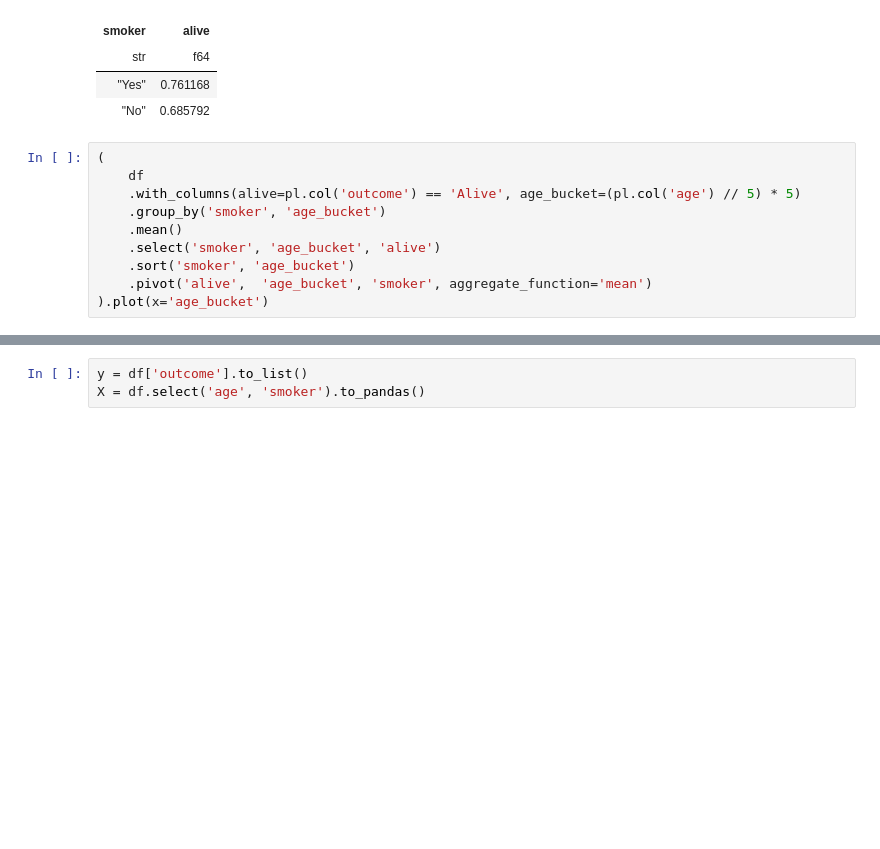
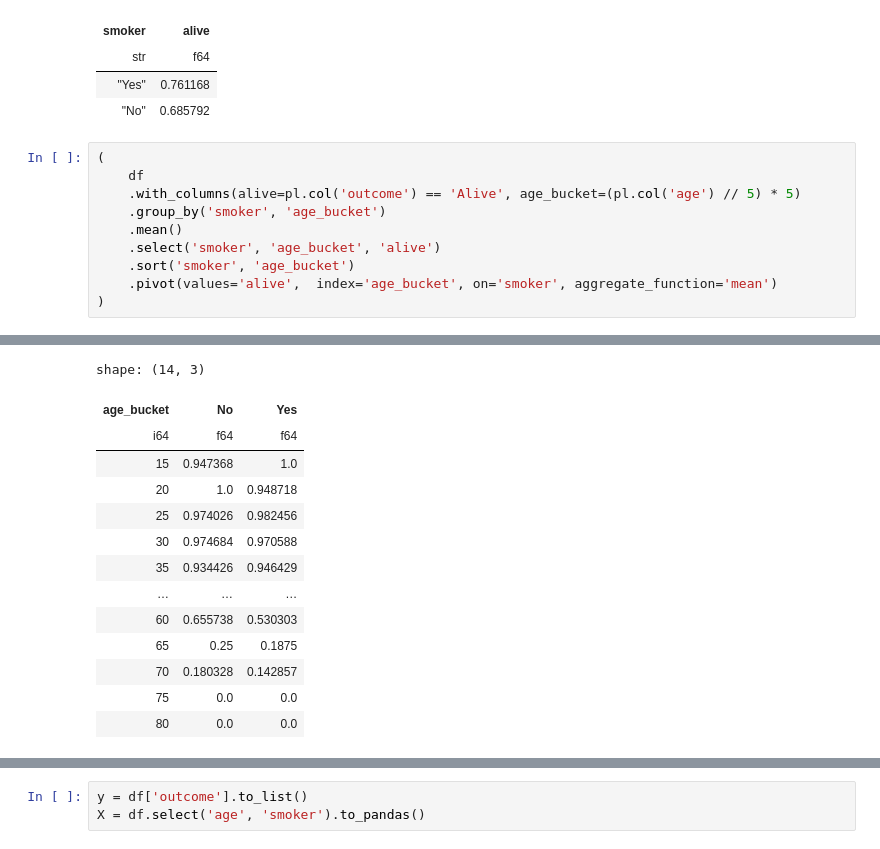
Before and after one commit to probabl-ai/youtube-appendix, a Jupyter notebook: 08-boosting/boosting.ipynb, the cells around one changed output, grey strips where cells are left out. Saved outputs shown, nothing was run; the diff lists cells and outputs as text; blank space fills up the shorter version.

```diff
--- a/08-boosting/boosting.ipynb
+++ b/08-boosting/boosting.ipynb
@@ -200,6 +203,6 @@ shape: (2, 2)
     .mean()
     .select('smoker', 'age_bucket', 'alive')
     .sort('smoker', 'age_bucket')
-    .pivot('alive',  'age_bucket', 'smoker', aggregate_function='mean')
-).plot(x='age_bucket')
+    .pivot(values='alive',  index='age_bucket', on='smoker', aggregate_function='mean')
+)
 # %% [output]
@@ -206,0 +209,14 @@ shape: (2, 2)
+shape: (14, 3)
+| age_bucket | No | Yes |
+| i64 | f64 | f64 |
+| 15 | 0.947368 | 1.0 |
+| 20 | 1.0 | 0.948718 |
+| 25 | 0.974026 | 0.982456 |
+| 30 | 0.974684 | 0.970588 |
+| 35 | 0.934426 | 0.946429 |
+| … | … | … |
+| 60 | 0.655738 | 0.530303 |
+| 65 | 0.25 | 0.1875 |
+| 70 | 0.180328 | 0.142857 |
+| 75 | 0.0 | 0.0 |
+| 80 | 0.0 | 0.0 |
```
Also changed, not shown: parts of 7 cells of this notebook, 2 other files.
